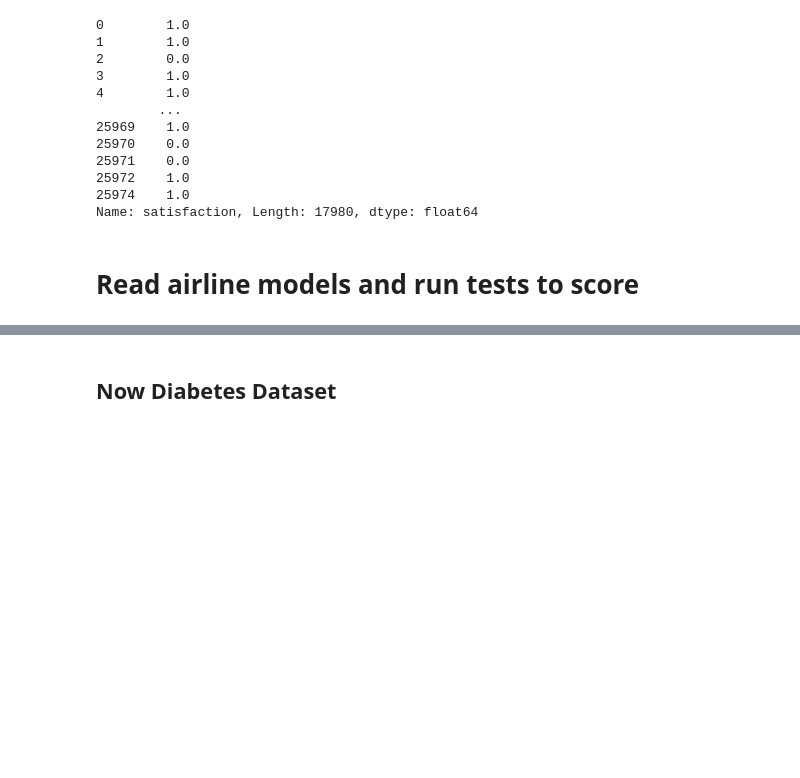
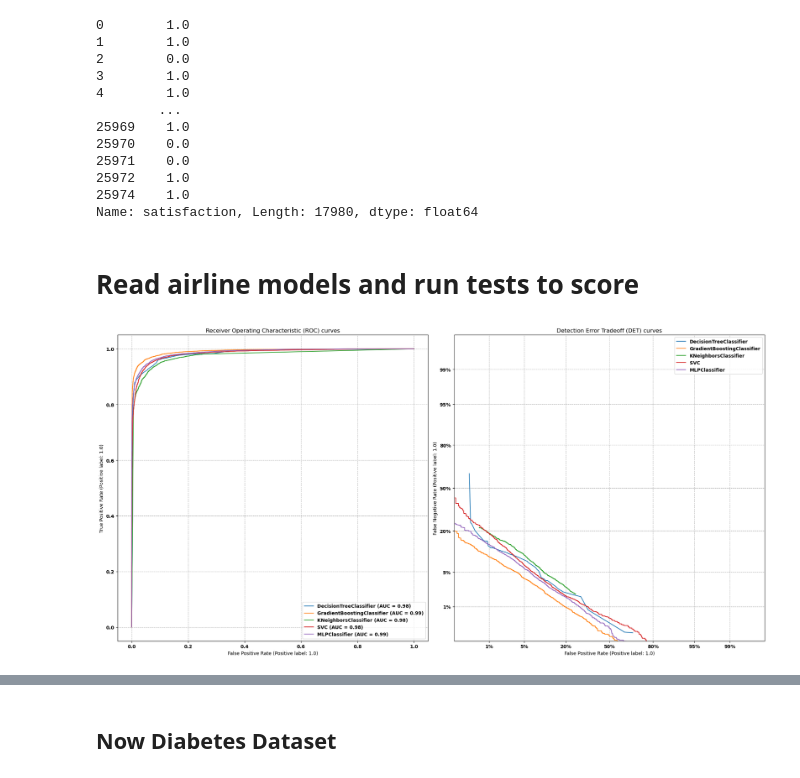
Before and after one commit to rjenez/gatech-cs7641-assignments, a Jupyter notebook: Assignments/SupervisedLearning/Assignment1-Testing.ipynb, the cells around one changed output, grey strips where cells are left out. Cells and saved outputs as stored; diff of their text form; code cells hidden in the pictures; blank space fills up the shorter version.

```diff
--- a/Assignments/SupervisedLearning/Assignment1-Testing.ipynb
+++ b/Assignments/SupervisedLearning/Assignment1-Testing.ipynb
@@ -49,8 +49,8 @@ from sklearn import tree
 # %%
 ## Code to plot ROC/DET curves
 # %%
-def plot_roc_det_curves(classifiers,X_test,y_test):
-    fig, [ax_roc, ax_det] = plt.subplots(1, 2, figsize=(11, 5))
+def plot_roc_det_curves(classifiers,X_test,y_test,image_name):
+    fig, [ax_roc, ax_det] = plt.subplots(1, 2, figsize=(20, 10))
 
     for clf in classifiers:
 
@@ -64,4 +64,7 @@ def plot_roc_det_curves(classifiers,X_test,y_test):
     ax_det.grid(linestyle="--")
 
     plt.legend()
+    fig.tight_layout()
+    fig.show()
+    plt.savefig(image_name)
     plt.show()
@@ -144,11 +147,11 @@ X
 # %%
-X = airline_data
-y = X['satisfaction']
-X = X[['Gender', 'Customer Type', 'Age', 'Type of Travel', 'Class',
-       'Flight Distance', 'Inflight wifi service',
-       'Departure/Arrival time convenient', 'Ease of Online booking',
-       'Gate location', 'Food and drink', 'Online boarding', 'Seat comfort',
-       'Inflight entertainment', 'On-board service', 'Leg room service',
-       'Baggage handling', 'Checkin service', 'Inflight service',
-       'Cleanliness', 'Departure Delay in Minutes', 'Arrival Delay in Minutes']]
+X_airline = airline_data
+y_airline = X_airline['satisfaction']
+X_airline = X_airline[['Gender', 'Customer Type', 'Age', 'Type of Travel', 'Class',
+                       'Flight Distance', 'Inflight wifi service',
+                       'Departure/Arrival time convenient', 'Ease of Online booking',
+                       'Gate location', 'Food and drink', 'Online boarding', 'Seat comfort',
+                       'Inflight entertainment', 'On-board service', 'Leg room service',
+                       'Baggage handling', 'Checkin service', 'Inflight service',
+                       'Cleanliness', 'Departure Delay in Minutes', 'Arrival Delay in Minutes']]
 # %%
@@ -182,5 +185,8 @@ with open('best_search_svm_airline.pkl', 'rb') as f:
 with open('best_search_nn_airline.pkl', 'rb') as f:
     best_search_nn_airline = pickle.load(f)
 # %%
-plot_roc_det_curves([best_search_decision_airline, best_search_boosted_airline, best_search_knn_airline,best_search_svm_airline,best_search_nn_airline],X,y)
+plot_roc_det_curves([best_search_decision_airline, best_search_boosted_airline, best_search_knn_airline,best_search_svm_airline,best_search_nn_airline],
+                    X_airline,y_airline,'airline_test_result_roc_det_curve.png')
+# %% [output]
+[figure, added]
 # %%
```
Also changed, not shown: parts of 24 cells of this notebook, 44 other files.
